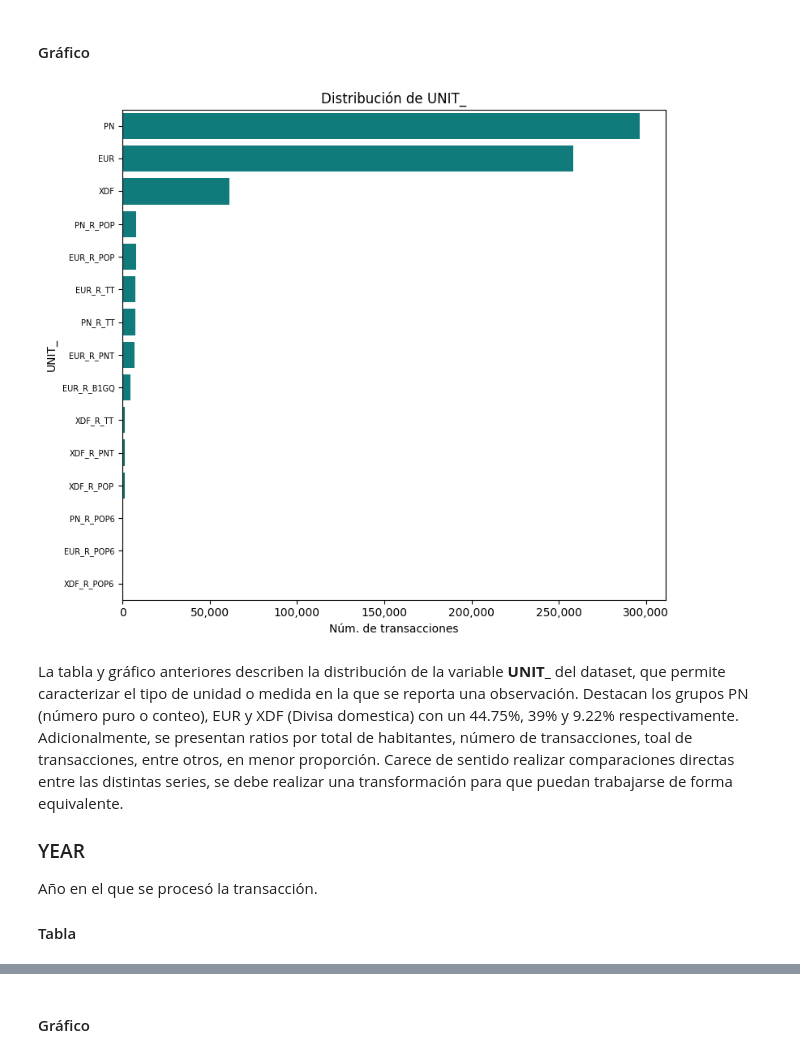
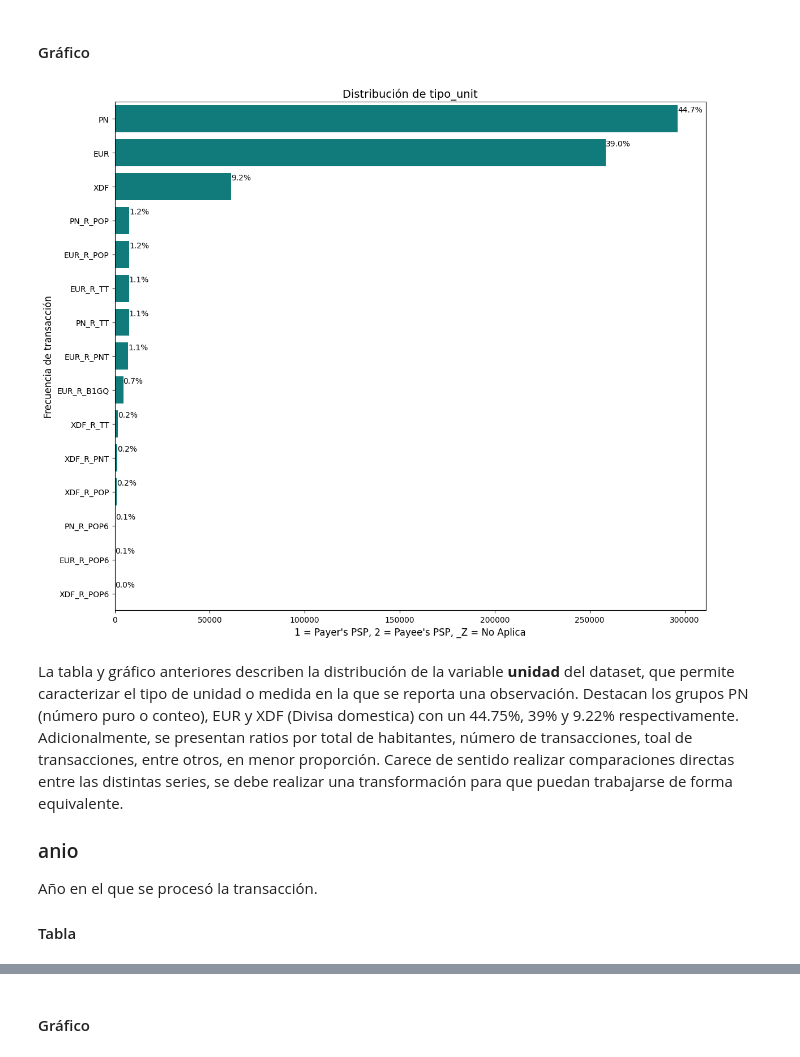
Before and after one commit to T1fff/PaymentTransactionsEUpy, a Jupyter notebook: 01-intro.ipynb, the cells around one changed output, grey strips where cells are left out. Drawn from its saved outputs; the diff is of its cells as text; code cells hidden in the pictures.

```diff
--- a/01-intro.ipynb
+++ b/01-intro.ipynb
@@ -327,12 +381,12 @@ Caracteriza al proveedor que realiza la transacción. Se categoriza en:
 
 #### Tabla
 # %%
-# Tabla de frecuencias de TYPE_PSP
+# Tabla de frecuencias de tipo_psp
 tabla_psp = (
-    df['TYPE_PSP']
+    df['tipo_psp']
     .value_counts()
     .reset_index()
-    .rename(columns={'TYPE_PSP': 'Categoria', 'count': 'Frecuencia'})
+    .rename(columns={'tipo_psp': 'Categoria', 'count': 'Frecuencia'})
 )
 tabla_psp['Porcentaje'] = (tabla_psp['Frecuencia'] / tabla_psp['Frecuencia'].sum() * 100).round(2)
 
@@ -340,12 +399,16 @@ tabla_psp
 # %% [markdown]
 #### Gráfico
 # %%
-# Gráfico de TYPE_PSP
-sns.countplot(x='TYPE_PSP', data=df, color='#008B8B')
+fig, ax = plt.subplots(figsize=(8,5))
+sns.barplot(x='Categoria', y='Frecuencia', data=tabla_psp, ax=ax, color='#008B8B', order=tabla_psp['Categoria'])
 
-plt.title('Distribución de TYPE_PSP')
-plt.xlabel('Tipo de transacción')
-plt.ylabel('Núm. de transacciones')
-plt.gca().yaxis.set_major_formatter(mticker.FuncFormatter(lambda x, _: f'{int(x):,}'))
+for i, (patch, pct) in enumerate(zip(ax.patches, tabla_psp['Porcentaje'])):
+    height = patch.get_height()
+    ax.text(patch.get_x() + patch.get_width() / 2, height + 0.01,
+            f"\n{pct:.1f}%", ha='center', va='bottom', fontsize=9)
+
+ax.set_title('Distribución de tipo_psp', fontsize=14)
+ax.set_ylabel('Frecuencia de transacción', fontsize=12)
+ax.set_xlabel(f'1 = Payer\'s PSP, 2 = Payee\'s PSP, _Z = No Aplica', fontsize=12)
 plt.tight_layout()
 plt.show()
@@ -381,10 +446,10 @@ lookup_currency = pd.DataFrame({
 })
 
 tabla_unit = (
-    df['UNIT_']
+    df['unidad']
     .value_counts()
     .reset_index()
-    .rename(columns={'UNIT_': 'Categoria', 'count': 'Frecuencia'})
+    .rename(columns={'unidad': 'Categoria', 'count': 'Frecuencia'})
 )
 tabla_unit['Porcentaje'] = (tabla_unit['Frecuencia'] / tabla_unit['Frecuencia'].sum() * 100).round(2)
 tabla_unit = tabla_unit.merge(lookup_currency, on='Categoria', how='left')
@@ -410,25 +475,25 @@ tabla_unit
 # %% [markdown]
 #### Gráfico
 # %%
-# Gráfico de UNIT (orden descendente por frecuencia)
-orden_unit = df['UNIT_'].value_counts().index
+fig, ax = plt.subplots(figsize=(12,10))
+sns.barplot(y='Categoria', x='Frecuencia', data=tabla_unit, ax=ax, color='#008B8B', order=tabla_unit['Categoria'])
 
-plt.figure(figsize=(8, 7))
-sns.countplot(y='UNIT_', data=df, order=orden_unit, color='#008B8B')
+for i, (patch, pct) in enumerate(zip(ax.patches, tabla_unit['Porcentaje'])):
+    width = patch.get_width()
+    ax.text(width + 0.01, patch.get_y() ,
+            f"\n{pct:.1f}%", ha='left', va='center', fontsize=10)
 
-plt.title('Distribución de UNIT_')
-plt.xlabel('Núm. de transacciones')
-plt.ylabel('UNIT_')
-plt.gca().xaxis.set_major_formatter(mticker.FuncFormatter(lambda x, _: f'{int(x):,}'))
-plt.tick_params(axis='y', labelsize=7)
+ax.set_title('Distribución de tipo_unit', fontsize=14)
+ax.set_ylabel('Frecuencia de transacción', fontsize=12)
+ax.set_xlabel(f'1 = Payer\'s PSP, 2 = Payee\'s PSP, _Z = No Aplica', fontsize=12)
 plt.tight_layout()
 plt.show()
 # %% [output]
-[figure, old version]
+[figure, new version]
 # %% [markdown]
-La tabla y gráfico anteriores describen la distribución de la variable **UNIT_** del dataset, que permite caracterizar el tipo de unidad o medida en la que se reporta una observación. Destacan los grupos PN (número puro o conteo), EUR y XDF (Divisa domestica) con un 44.75%, 39% y 9.22% respectivamente. Adicionalmente, se presentan ratios por total de habitantes, número de transacciones, toal de transacciones, entre otros, en menor proporción. Carece de sentido realizar comparaciones directas entre las distintas series, se debe realizar una transformación para que puedan trabajarse de forma equivalente.
+La tabla y gráfico anteriores describen la distribución de la variable **unidad** del dataset, que permite caracterizar el tipo de unidad o medida en la que se reporta una observación. Destacan los grupos PN (número puro o conteo), EUR y XDF (Divisa domestica) con un 44.75%, 39% y 9.22% respectivamente. Adicionalmente, se presentan ratios por total de habitantes, número de transacciones, toal de transacciones, entre otros, en menor proporción. Carece de sentido realizar comparaciones directas entre las distintas series, se debe realizar una transformación para que puedan trabajarse de forma equivalente.
 
-### YEAR
+### anio
 
 Año en el que se procesó la transacción.
 
```
Also changed, not shown: parts of 51 cells of this notebook, 1 other file.
